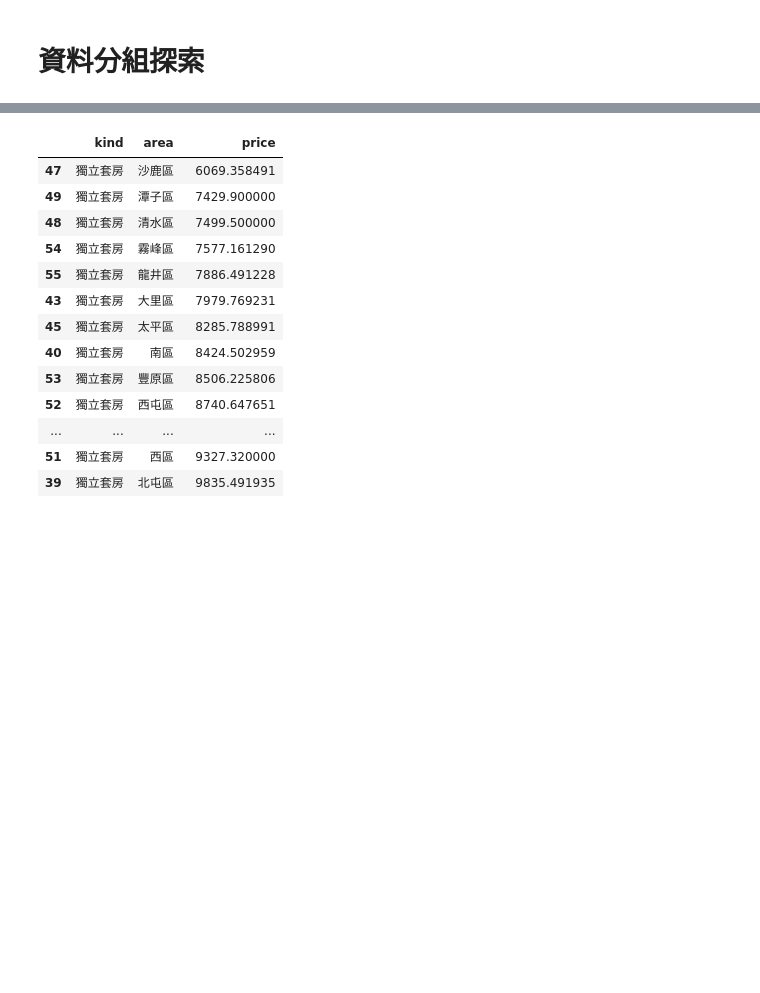
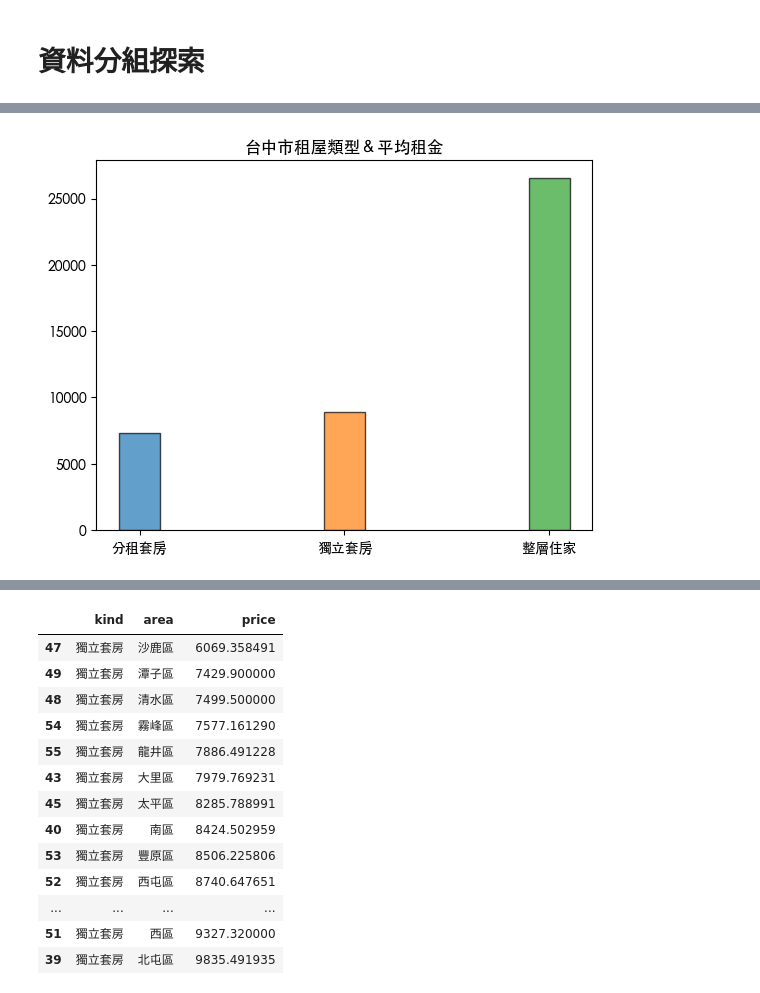
Before and after one commit to EvanRuan0401/rent-of-house-regression, a Jupyter notebook: Analysis_Report/tc_EDA.ipynb, the cells around one changed output, grey strips where cells are left out. Cells and saved outputs as stored; diff of their text form; code cells hidden in the pictures; blank space fills up the shorter version.

```diff
--- a/Analysis_Report/tc_EDA.ipynb
+++ b/Analysis_Report/tc_EDA.ipynb
@@ -253,0 +290,15 @@ kind_area_price[kind_area_price["kind"]=="分租套房"]
+# %%
+x = kind_price["price"].mean().sort_values(by = "price")["kind"]
+y = kind_price["price"].mean().sort_values(by = "price")["price"]
+
+fig = plt.figure()
+sub = fig.add_subplot(111)
+sub.bar(x = x[0], height = y[0], width = 0.2, alpha = 0.7, edgecolor = 'k')
+sub.bar(x = x[2], height = y[2], width = 0.2, alpha = 0.7, edgecolor = 'k')
+sub.bar(x = x[1], height = y[1], width = 0.2, alpha = 0.7, edgecolor = 'k')
+
+# sub.set_ylabel("平均租金", fontsize = 12, rotation = 0, loc = 'top')
+sub.set_title('台中市租屋類型＆平均租金')
+plt.show()
+# %% [output]
+[figure, added]
```
Also changed, not shown: parts of 12 cells of this notebook.
